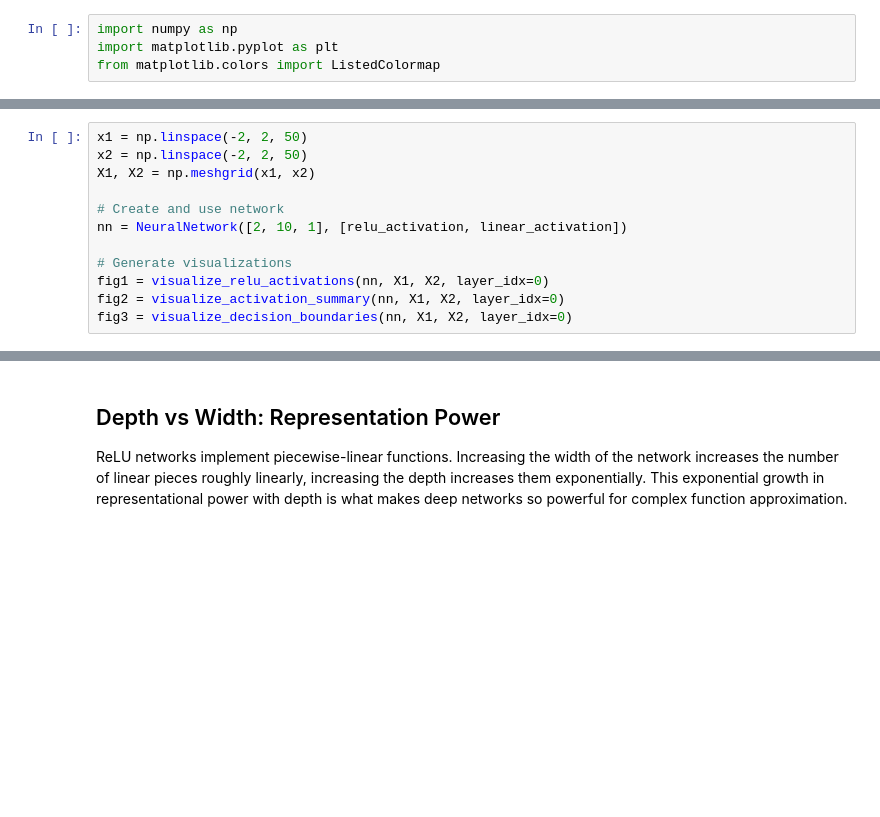
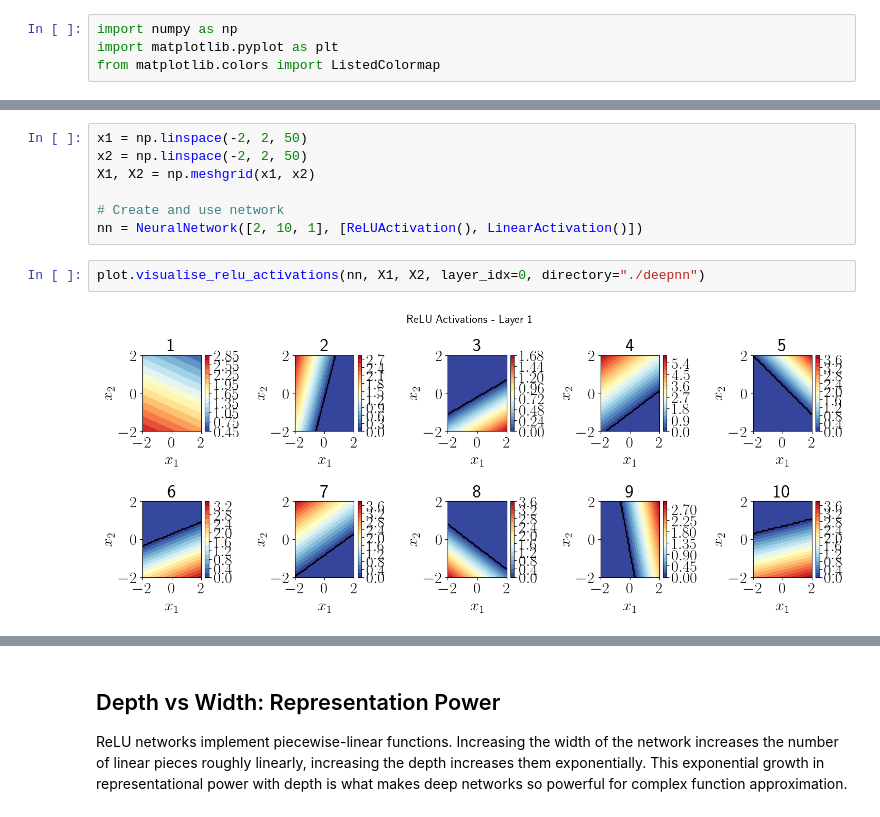
Before and after one commit to mlatcl/mlfc, a Jupyter notebook: _notebooks/04-03-deep-architectures-and-automatic-differentiation.ipynb, the cells around one changed output, grey strips where cells are left out. Cells and saved outputs as stored; diff of their text form; blank space fills up the shorter version.

```diff
--- a/_notebooks/04-03-deep-architectures-and-automatic-differentiation.ipynb
+++ b/_notebooks/04-03-deep-architectures-and-automatic-differentiation.ipynb
@@ -494,9 +873,8 @@ x2 = np.linspace(-2, 2, 50)
 X1, X2 = np.meshgrid(x1, x2)
 
 # Create and use network
-nn = NeuralNetwork([2, 10, 1], [relu_activation, linear_activation])
-
-# Generate visualizations
-fig1 = visualize_relu_activations(nn, X1, X2, layer_idx=0)
-fig2 = visualize_activation_summary(nn, X1, X2, layer_idx=0)
-fig3 = visualize_decision_boundaries(nn, X1, X2, layer_idx=0)
+nn = NeuralNetwork([2, 10, 1], [ReLUActivation(), LinearActivation()])
+# %%
+plot.visualise_relu_activations(nn, X1, X2, layer_idx=0, directory="./deepnn")
+# %% [output]
+[figure, added]
```
Also changed, not shown: parts of 118 cells of this notebook, 14 other files.
